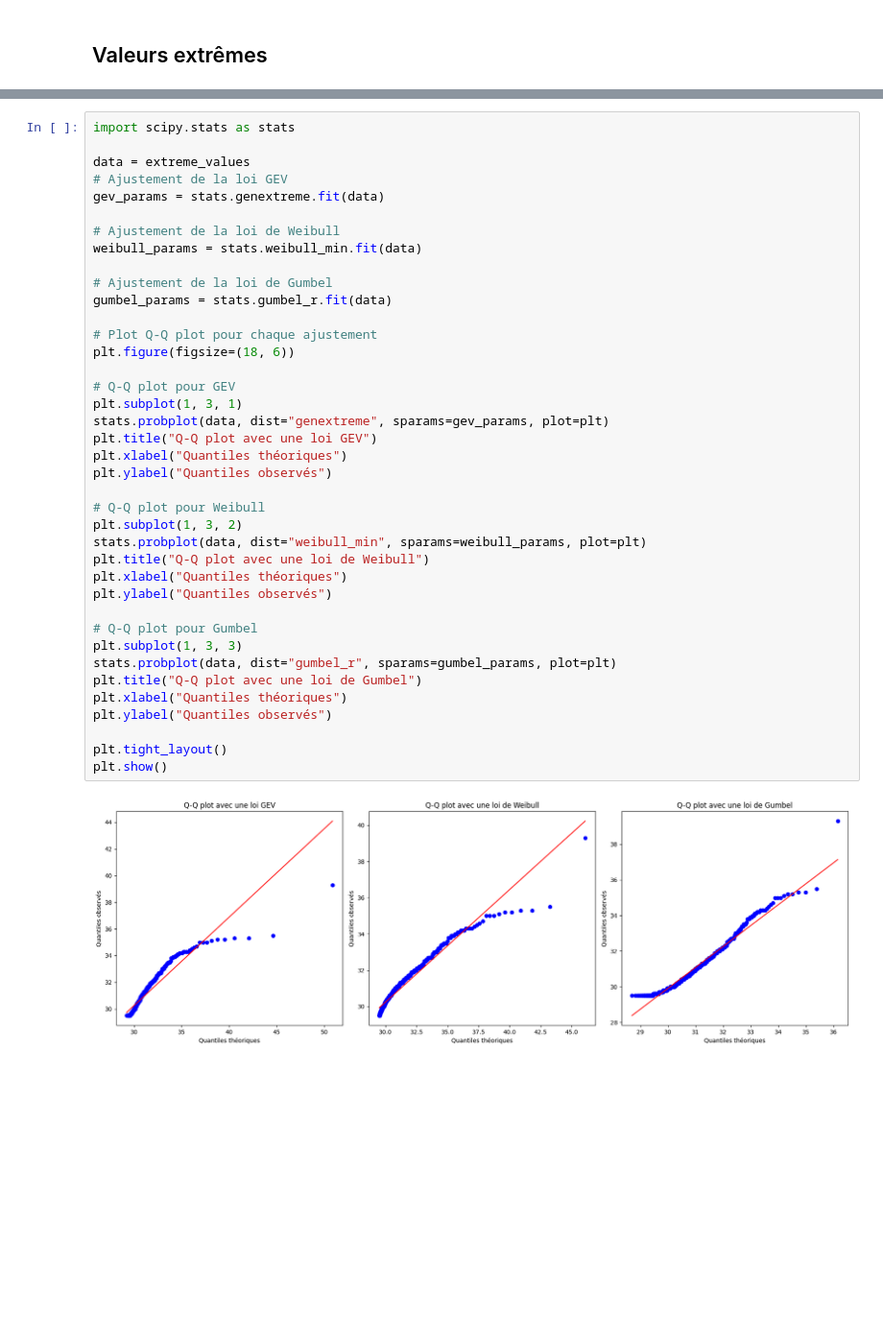
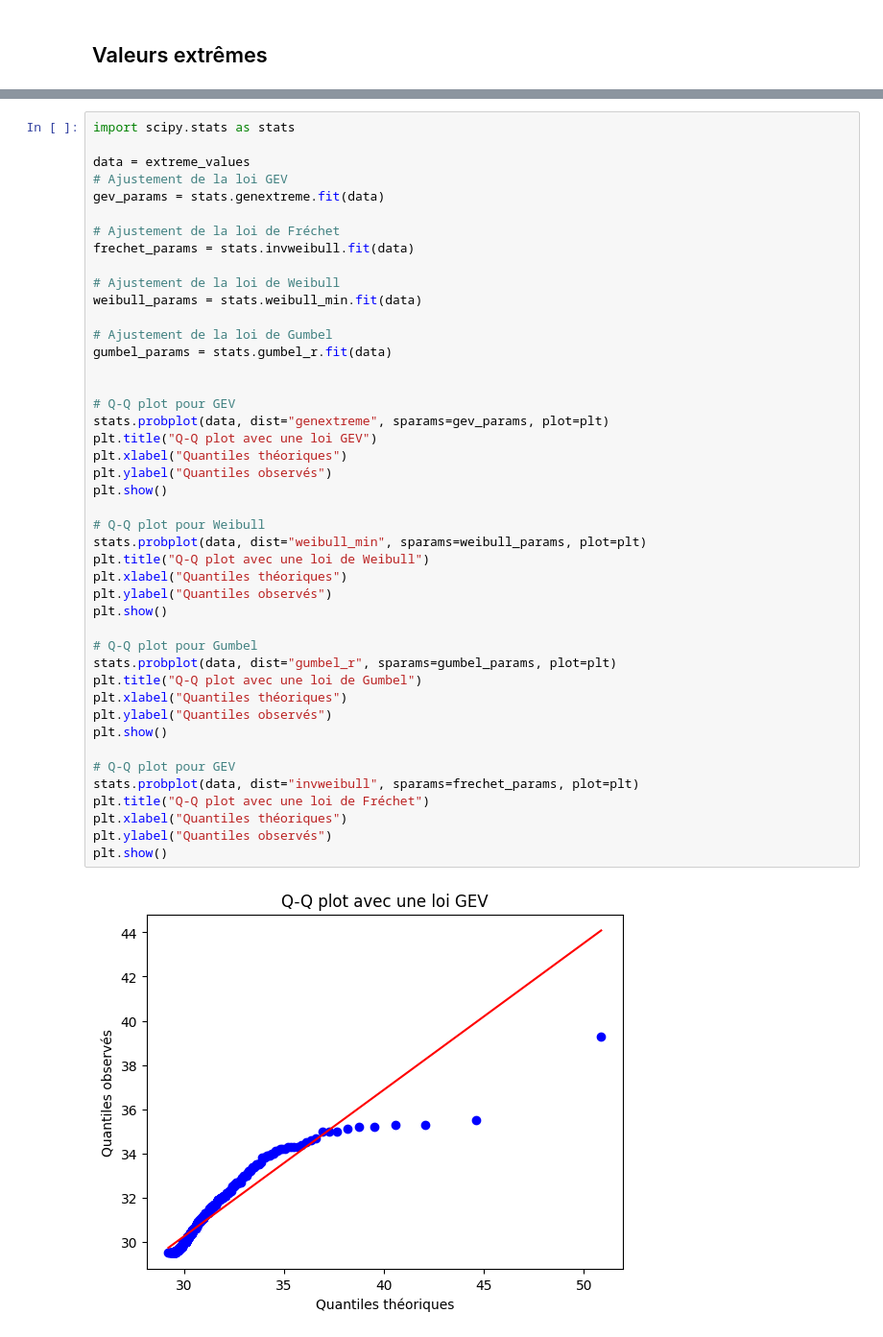
Before and after one commit to PoloX2021/Rosembaum, a Jupyter notebook: models.ipynb, the cells around one changed output, grey strips where cells are left out. Shown: that part at 96% size. Drawn from its saved outputs; the diff is of its cells as text; blank space fills up the shorter version.

Commit message:
Added the estimation of the parameters

```diff
--- a/models.ipynb
+++ b/models.ipynb
@@ -275,37 +283,42 @@ data = extreme_values
 # Ajustement de la loi GEV
 gev_params = stats.genextreme.fit(data)
 
+# Ajustement de la loi de Fréchet
+frechet_params = stats.invweibull.fit(data)
+
 # Ajustement de la loi de Weibull
 weibull_params = stats.weibull_min.fit(data)
 
 # Ajustement de la loi de Gumbel
 gumbel_params = stats.gumbel_r.fit(data)
 
-# Plot Q-Q plot pour chaque ajustement
-plt.figure(figsize=(18, 6))
 
 # Q-Q plot pour GEV
-plt.subplot(1, 3, 1)
 stats.probplot(data, dist="genextreme", sparams=gev_params, plot=plt)
 plt.title("Q-Q plot avec une loi GEV")
 plt.xlabel("Quantiles théoriques")
 plt.ylabel("Quantiles observés")
+plt.show()
 
 # Q-Q plot pour Weibull
-plt.subplot(1, 3, 2)
 stats.probplot(data, dist="weibull_min", sparams=weibull_params, plot=plt)
 plt.title("Q-Q plot avec une loi de Weibull")
 plt.xlabel("Quantiles théoriques")
 plt.ylabel("Quantiles observés")
+plt.show()
 
 # Q-Q plot pour Gumbel
-plt.subplot(1, 3, 3)
 stats.probplot(data, dist="gumbel_r", sparams=gumbel_params, plot=plt)
 plt.title("Q-Q plot avec une loi de Gumbel")
 plt.xlabel("Quantiles théoriques")
 plt.ylabel("Quantiles observés")
+plt.show()
 
-plt.tight_layout()
+# Q-Q plot pour GEV
+stats.probplot(data, dist="invweibull", sparams=frechet_params, plot=plt)
+plt.title("Q-Q plot avec une loi de Fréchet")
+plt.xlabel("Quantiles théoriques")
+plt.ylabel("Quantiles observés")
 plt.show()
 # %% [output]
-[figure, old version]
+[figure, new version]
```
Also changed, not shown: parts of 13 cells of this notebook.
